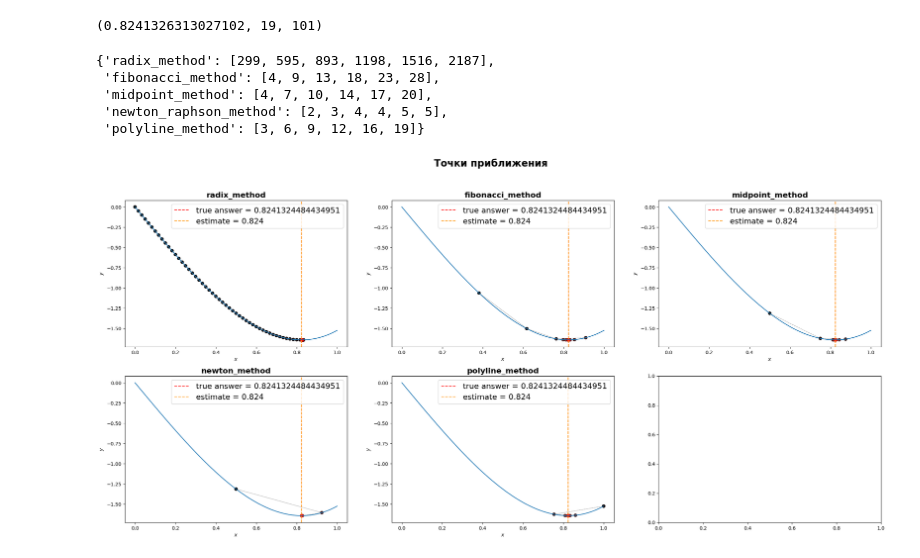
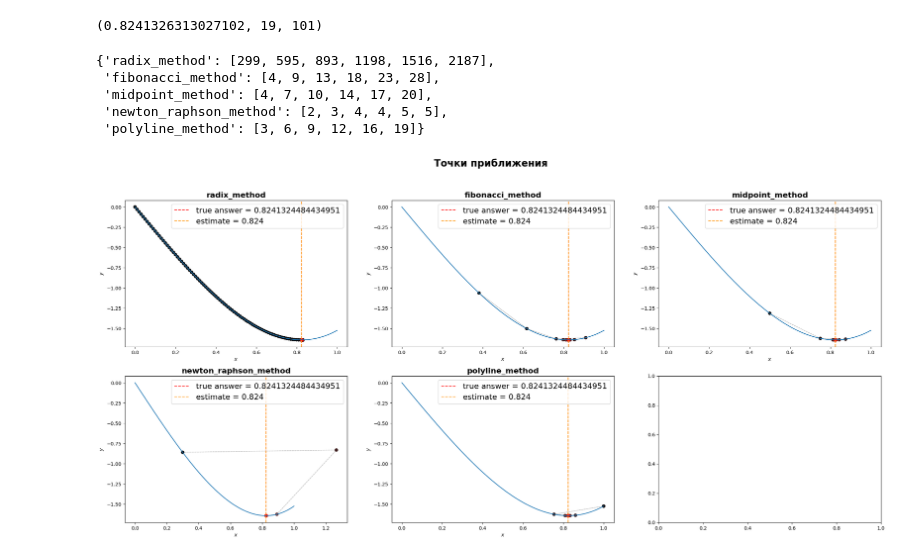
Before and after one commit to WhyNotKo/optimization, a Jupyter notebook: lab 1.ipynb, the cells around one changed output. Cells and saved outputs as stored; diff of their text form; code cells hidden in the pictures.

```diff
--- a/lab 1.ipynb
+++ b/lab 1.ipynb
@@ -301,39 +346,39 @@ for k in range(1, 6 + 1):
     iter_number['polyline_method'].append(polyline_method(func, deriv1, lower_bound, upper_bound, eps)[1])
-# %%
-# results = pd.DataFrame(iter_number)
-# results.T
-iter_number
-# %% [output]
-{'radix_method': [299, 595, 893, 1198, 1516, 2187],
- 'fibonacci_method': [4, 9, 13, 18, 23, 28],
- 'midpoint_method': [4, 7, 10, 14, 17, 20],
- 'newton_raphson_method': [2, 3, 4, 4, 5, 5],
- 'polyline_method': [3, 6, 9, 12, 16, 19]}
-# %%
-eps = 10**-5
-fig, axes = plt.subplots(2,3, figsize=(28, 12))
-fig.suptitle("Точки приближения", fontweight="bold", fontsize=20)
-grid = np.linspace(lower_bound, upper_bound, 100)
-
-
-callback = LoggingCallback()  # Не забываем про логирование
-porazr(func, lower_bound, upper_bound, 60, eps, callback=callback)
-plotting(axes, 0, minimum.x[0],'radix_method')
-
-callback = LoggingCallback()
-fibonacci_method(func, lower_bound, upper_bound, interval_length=eps, eps=eps/2, callback=callback)
-plotting(axes, 1, minimum.x[0],'fibonacci_method')
-
-callback = LoggingCallback()
-midpoint_method(func, deriv1, lower_bound, upper_bound, eps, callback=callback)
-plotting(axes, 2, minimum.x[0],'midpoint_method')
-
-callback = LoggingCallback()
-newton_method(func, deriv1, deriv2, 0.5, eps, callback=callback)
-plotting(axes, 3, minimum.x[0],'newton_method')
-
-callback = LoggingCallback()
-polyline_method(func, deriv1, lower_bound, upper_bound, eps, callback=callback)
-plotting(axes, 4, minimum.x[0],'polyline_method')
-# %% [output]
-[figure, removed]
+# %%
+# results = pd.DataFrame(iter_number)
+# results.T
+iter_number
+# %% [output]
+{'radix_method': [299, 595, 893, 1198, 1516, 2187],
+ 'fibonacci_method': [4, 9, 13, 18, 23, 28],
+ 'midpoint_method': [4, 7, 10, 14, 17, 20],
+ 'newton_raphson_method': [2, 3, 4, 4, 5, 5],
+ 'polyline_method': [3, 6, 9, 12, 16, 19]}
+# %%
+eps = 10**-6
+fig, axes = plt.subplots(2,3, figsize=(28, 12))
+fig.suptitle("Точки приближения", fontweight="bold", fontsize=20)
+grid = np.linspace(lower_bound, upper_bound, 100)
+
+
+callback = LoggingCallback()  # Не забываем про логирование
+porazr(func, lower_bound, upper_bound, 100, eps, callback=callback)
+plotting(axes, 0, minimum.x[0],'radix_method')
+
+callback = LoggingCallback()
+fibonacci_method(func, lower_bound, upper_bound, interval_length=eps, eps=eps/2, callback=callback)
+plotting(axes, 1, minimum.x[0],'fibonacci_method')
+
+callback = LoggingCallback()
+midpoint_method(func, deriv1, lower_bound, upper_bound, eps, callback=callback)
+plotting(axes, 2, minimum.x[0],'midpoint_method')
+
+callback = LoggingCallback()
+newton_raphson_method(func, deriv1, deriv2, 0.3, eps, callback=callback)
+plotting(axes, 3, minimum.x[0],'newton_raphson_method')
+
+callback = LoggingCallback()
+polyline_method(func, deriv1, lower_bound, upper_bound, eps, callback=callback)
+plotting(axes, 4, minimum.x[0],'polyline_method')
+# %% [output]
+[figure, added]
```
Also changed, not shown: parts of 17 cells of this notebook.
